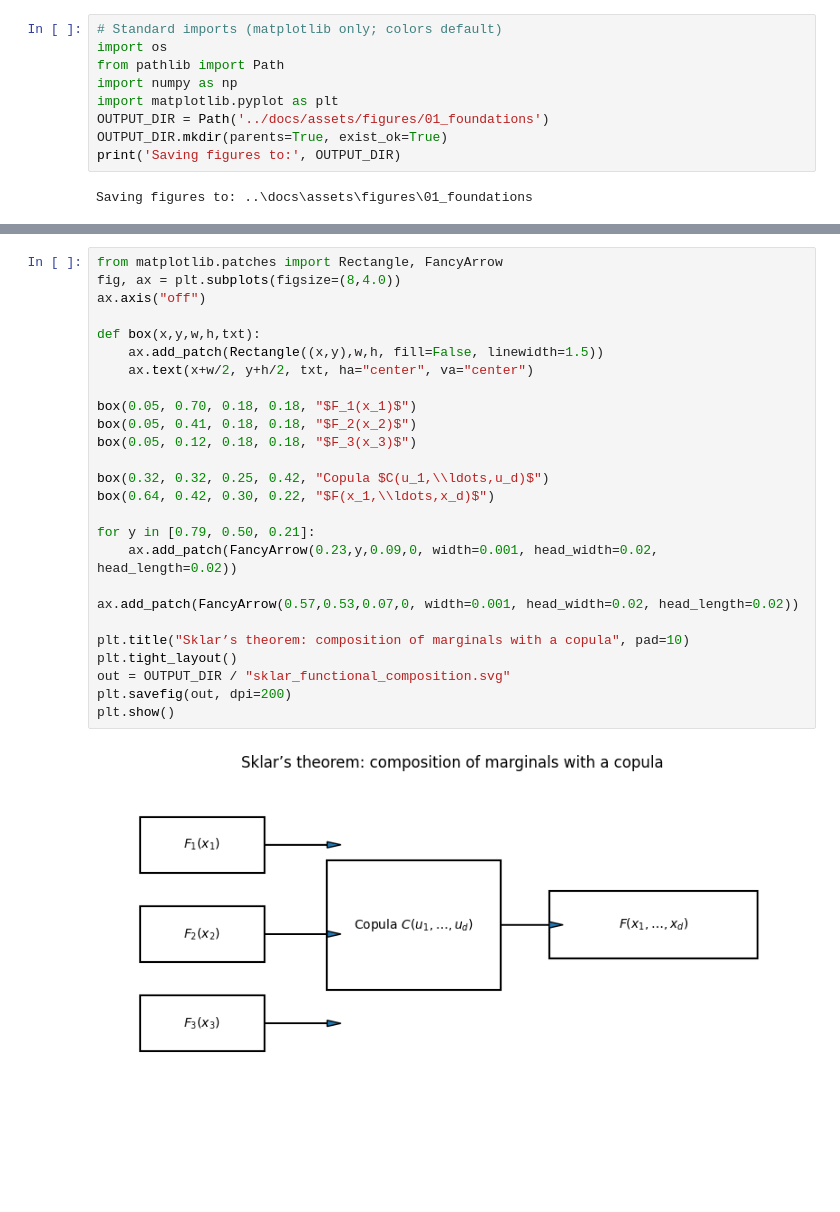
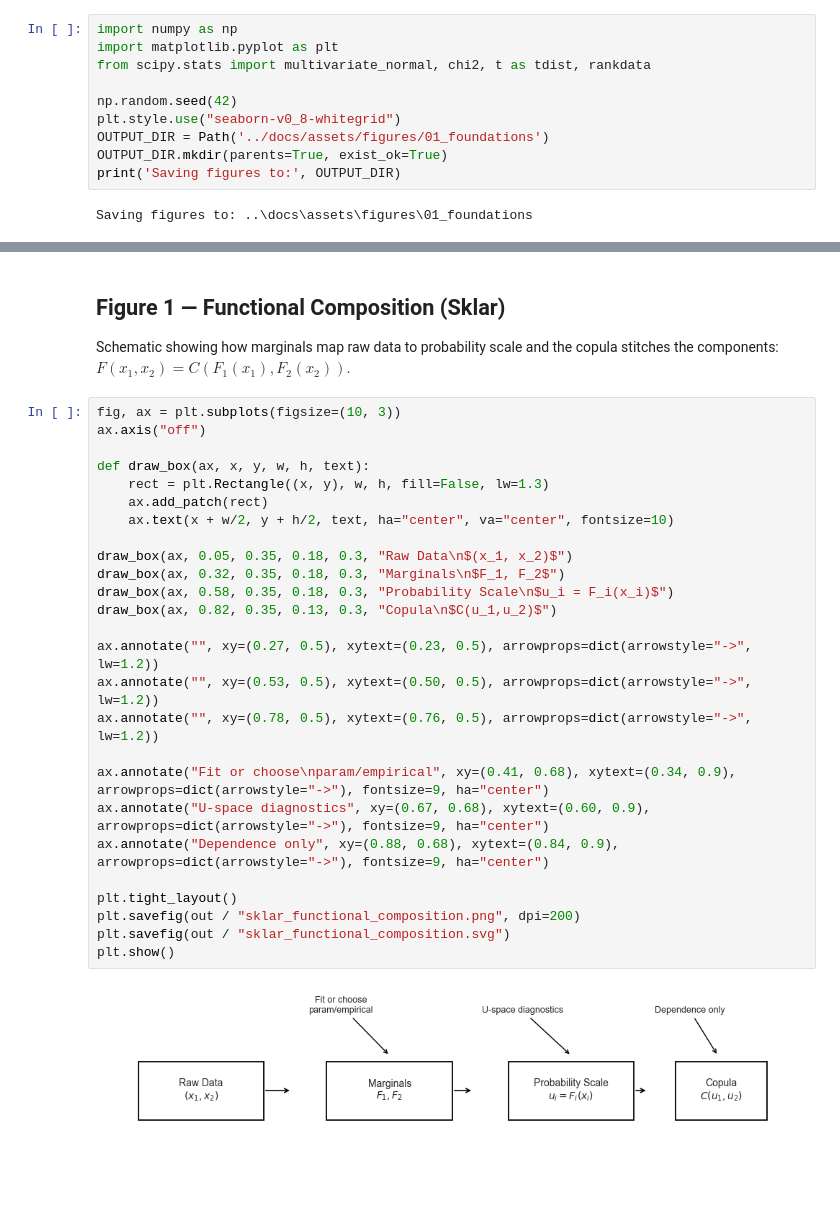
Before and after one commit to Limman-qaidev/copula-lab, a Jupyter notebook: notebooks/01_foundations_figures.ipynb, the cells around one changed output, grey strips where cells are left out. Drawn from its saved outputs; the diff is of its cells as text; blank space fills up the shorter version.

```diff
--- a/notebooks/01_foundations_figures.ipynb
+++ b/notebooks/01_foundations_figures.ipynb
@@ -5,9 +10,10 @@ This section generates the overview figures and provides a minimal, didactic vis
 # %%
-# Standard imports (matplotlib only; colors default)
-import os
-from pathlib import Path
 import numpy as np
 import matplotlib.pyplot as plt
+from scipy.stats import multivariate_normal, chi2, t as tdist, rankdata
+
+np.random.seed(42)
+plt.style.use("seaborn-v0_8-whitegrid")
 OUTPUT_DIR = Path('../docs/assets/figures/01_foundations')
 OUTPUT_DIR.mkdir(parents=True, exist_ok=True)
 print('Saving figures to:', OUTPUT_DIR)
@@ -50,29 +199,34 @@ This section draws a precise functional diagram and demonstrates the factorizati
+# %% [markdown]
+## Figure 1 — Functional Composition (Sklar)
+
+Schematic showing how marginals map raw data to probability scale and the copula stitches the components:
+$F(x_1, x_2) = C(F_1(x_1), F_2(x_2))$.
 # %%
-from matplotlib.patches import Rectangle, FancyArrow
-fig, ax = plt.subplots(figsize=(8,4.0))
+fig, ax = plt.subplots(figsize=(10, 3))
 ax.axis("off")
 
-def box(x,y,w,h,txt):
-    ax.add_patch(Rectangle((x,y),w,h, fill=False, linewidth=1.5))
-    ax.text(x+w/2, y+h/2, txt, ha="center", va="center")
+def draw_box(ax, x, y, w, h, text):
+    rect = plt.Rectangle((x, y), w, h, fill=False, lw=1.3)
+    ax.add_patch(rect)
+    ax.text(x + w/2, y + h/2, text, ha="center", va="center", fontsize=10)
 
-box(0.05, 0.70, 0.18, 0.18, "$F_1(x_1)$")
-box(0.05, 0.41, 0.18, 0.18, "$F_2(x_2)$")
-box(0.05, 0.12, 0.18, 0.18, "$F_3(x_3)$")
+draw_box(ax, 0.05, 0.35, 0.18, 0.3, "Raw Data\n$(x_1, x_2)$")
+draw_box(ax, 0.32, 0.35, 0.18, 0.3, "Marginals\n$F_1, F_2$")
+draw_box(ax, 0.58, 0.35, 0.18, 0.3, "Probability Scale\n$u_i = F_i(x_i)$")
+draw_box(ax, 0.82, 0.35, 0.13, 0.3, "Copula\n$C(u_1,u_2)$")
 
-box(0.32, 0.32, 0.25, 0.42, "Copula $C(u_1,\\ldots,u_d)$")
-box(0.64, 0.42, 0.30, 0.22, "$F(x_1,\\ldots,x_d)$")
+ax.annotate("", xy=(0.27, 0.5), xytext=(0.23, 0.5), arrowprops=dict(arrowstyle="->", lw=1.2))
+ax.annotate("", xy=(0.53, 0.5), xytext=(0.50, 0.5), arrowprops=dict(arrowstyle="->", lw=1.2))
+ax.annotate("", xy=(0.78, 0.5), xytext=(0.76, 0.5), arrowprops=dict(arrowstyle="->", lw=1.2))
 
-for y in [0.79, 0.50, 0.21]:
-    ax.add_patch(FancyArrow(0.23,y,0.09,0, width=0.001, head_width=0.02, head_length=0.02))
+ax.annotate("Fit or choose\nparam/empirical", xy=(0.41, 0.68), xytext=(0.34, 0.9), arrowprops=dict(arrowstyle="->"), fontsize=9, ha="center")
+ax.annotate("U-space diagnostics", xy=(0.67, 0.68), xytext=(0.60, 0.9), arrowprops=dict(arrowstyle="->"), fontsize=9, ha="center")
+ax.annotate("Dependence only", xy=(0.88, 0.68), xytext=(0.84, 0.9), arrowprops=dict(arrowstyle="->"), fontsize=9, ha="center")
 
-ax.add_patch(FancyArrow(0.57,0.53,0.07,0, width=0.001, head_width=0.02, head_length=0.02))
-
-plt.title("Sklar’s theorem: composition of marginals with a copula", pad=10)
 plt.tight_layout()
-out = OUTPUT_DIR / "sklar_functional_composition.svg"
-plt.savefig(out, dpi=200)
+plt.savefig(out / "sklar_functional_composition.png", dpi=200)
+plt.savefig(out / "sklar_functional_composition.svg")
 plt.show()
 # %% [output]
-[figure, old version]
+[figure, new version]
 # %% [markdown]
```
Also changed, not shown: parts of 31 cells of this notebook, 57 other files.
